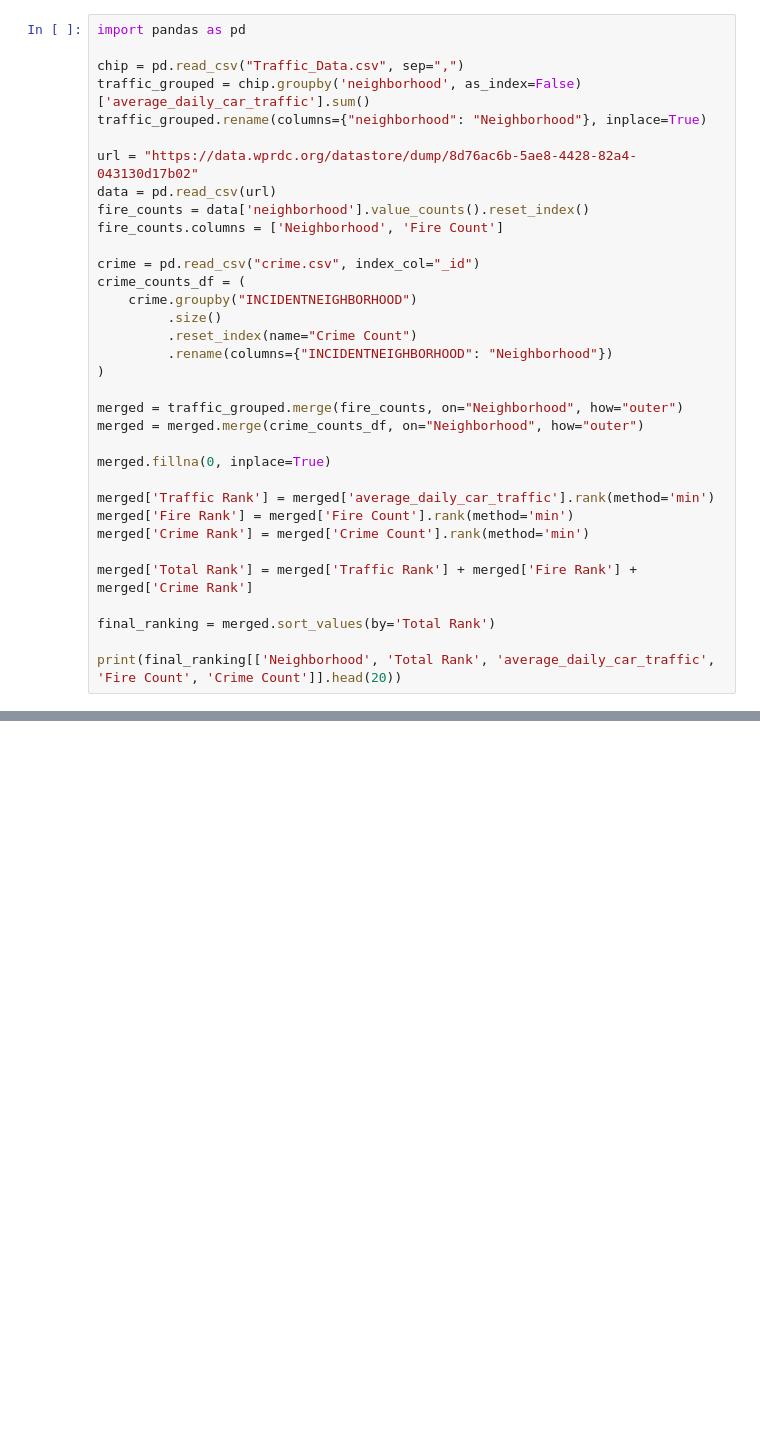
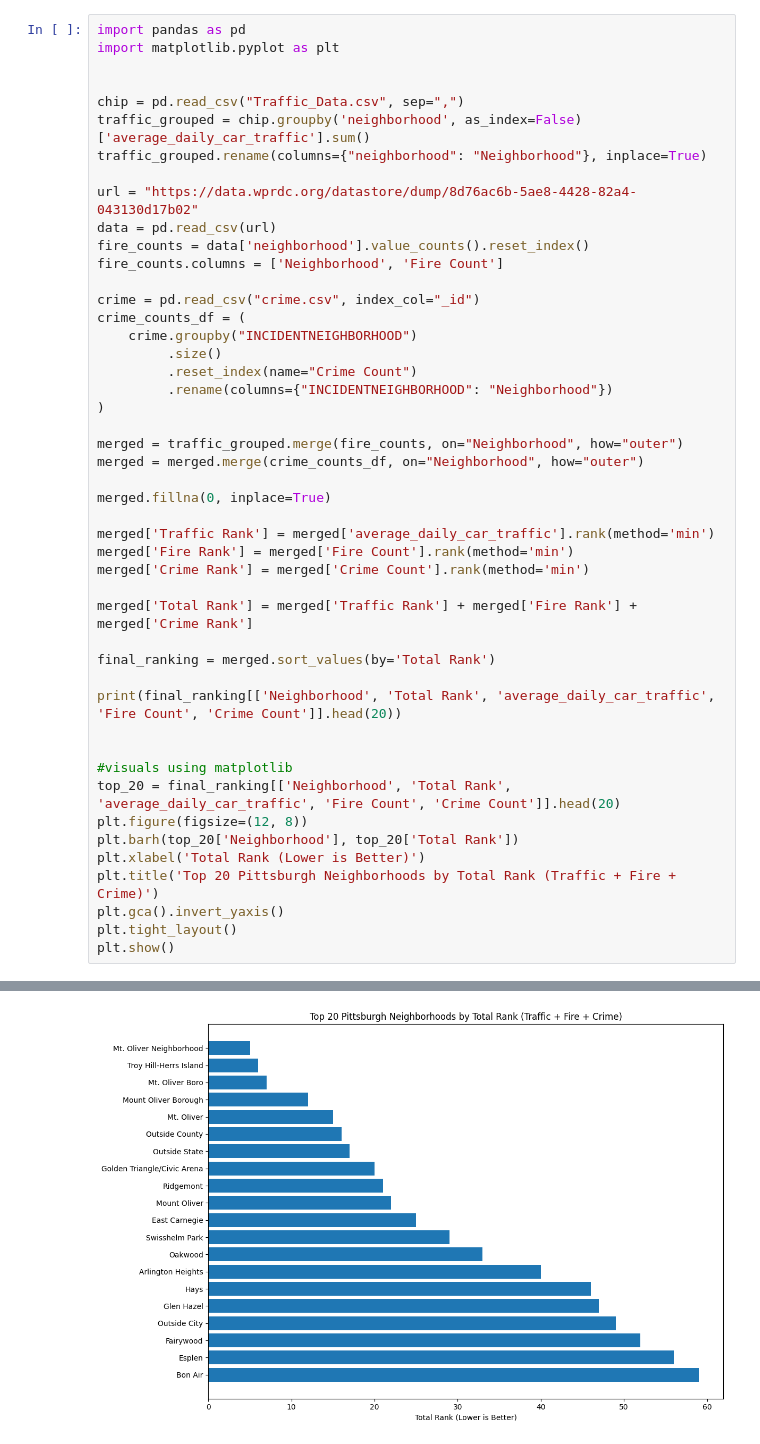
Before and after one commit to 1N4B0M9/BestNeighborhood, a Jupyter notebook: Combined.ipynb, the cells around one changed output, grey strips where cells are left out. Saved outputs shown, nothing was run; the diff lists cells and outputs as text; blank space fills up the shorter version.

Commit message:
plot

```diff
--- a/Combined.ipynb
+++ b/Combined.ipynb
@@ -1,5 +1,7 @@
 # %%
 import pandas as pd
+import matplotlib.pyplot as plt
+
 
 chip = pd.read_csv("Traffic_Data.csv", sep=",")
 traffic_grouped = chip.groupby('neighborhood', as_index=False)['average_daily_car_traffic'].sum()
@@ -23,30 +25,42 @@ merged = merged.merge(crime_counts_df, on="Neighborhood", how="outer")
 
 merged.fillna(0, inplace=True)
 
 merged['Traffic Rank'] = merged['average_daily_car_traffic'].rank(method='min')
 merged['Fire Rank'] = merged['Fire Count'].rank(method='min')
 merged['Crime Rank'] = merged['Crime Count'].rank(method='min')
 
 merged['Total Rank'] = merged['Traffic Rank'] + merged['Fire Rank'] + merged['Crime Rank']
 
 final_ranking = merged.sort_values(by='Total Rank')
 
 print(final_ranking[['Neighborhood', 'Total Rank', 'average_daily_car_traffic', 'Fire Count', 'Crime Count']].head(20))
+
+
+#visuals using matplotlib
+top_20 = final_ranking[['Neighborhood', 'Total Rank', 'average_daily_car_traffic', 'Fire Count', 'Crime Count']].head(20)
+plt.figure(figsize=(12, 8))
+plt.barh(top_20['Neighborhood'], top_20['Total Rank'])
+plt.xlabel('Total Rank (Lower is Better)')
+plt.title('Top 20 Pittsburgh Neighborhoods by Total Rank (Traffic + Fire + Crime)')
+plt.gca().invert_yaxis()
+plt.tight_layout()
+plt.show()
 # %% [output]
                    Neighborhood  Total Rank  average_daily_car_traffic  \
 59      Mt. Oliver Neighborhood         5.0                        0.0
 93       Troy Hill-Herrs Island         6.0                        0.0
 58              Mt. Oliver Boro         7.0                        0.0
 55         Mount Oliver Borough        12.0                        0.0
 57                   Mt. Oliver        15.0                        0.0
 66               Outside County        16.0                        0.0
 67                Outside State        17.0                        0.0
 37  Golden Triangle/Civic Arena        20.0                        0.0
 75                    Ridgemont        21.0                        0.0
 54                 Mount Oliver        22.0                        0.0
 27                East Carnegie        25.0                        0.0
 ... (27 lines left out)
 65         0.0        316.0
 32        27.0        127.0
 31        23.0        200.0
 11        22.0        267.0
+[figure, added]
```
